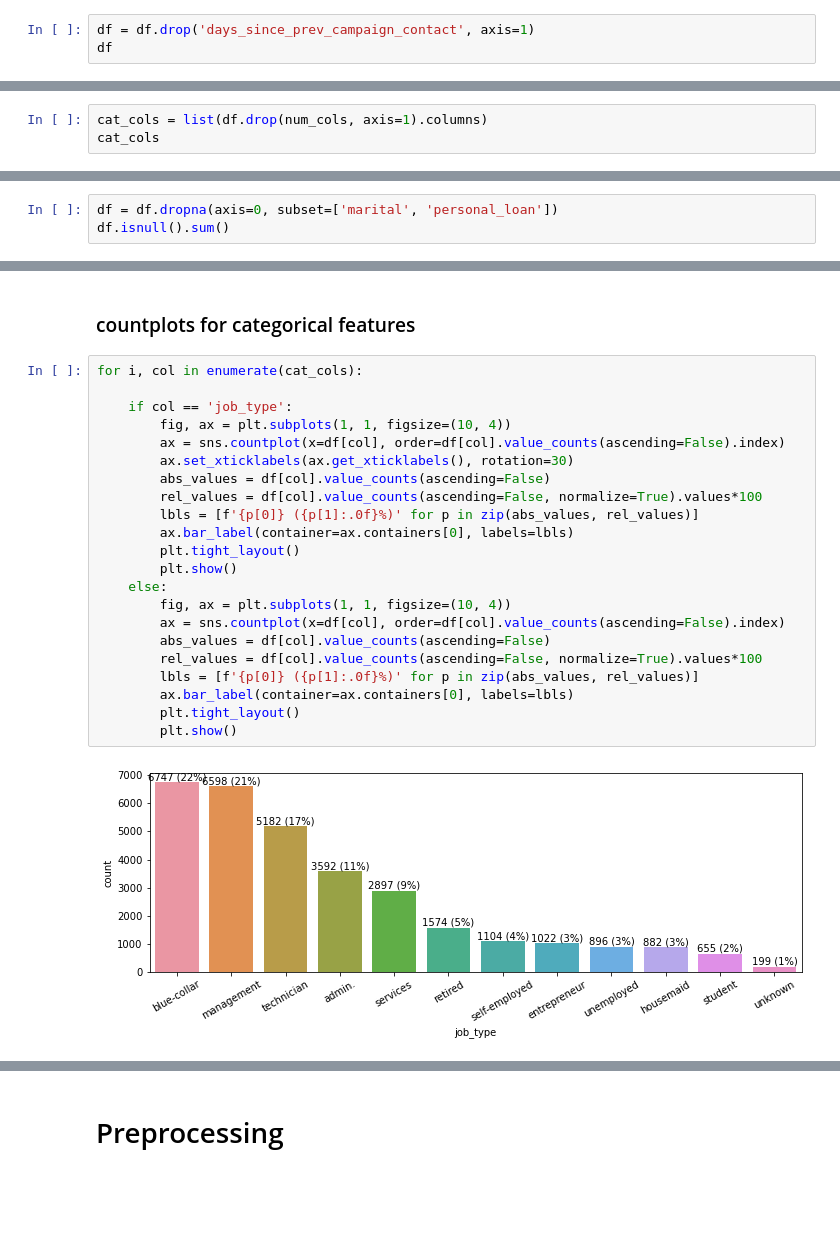
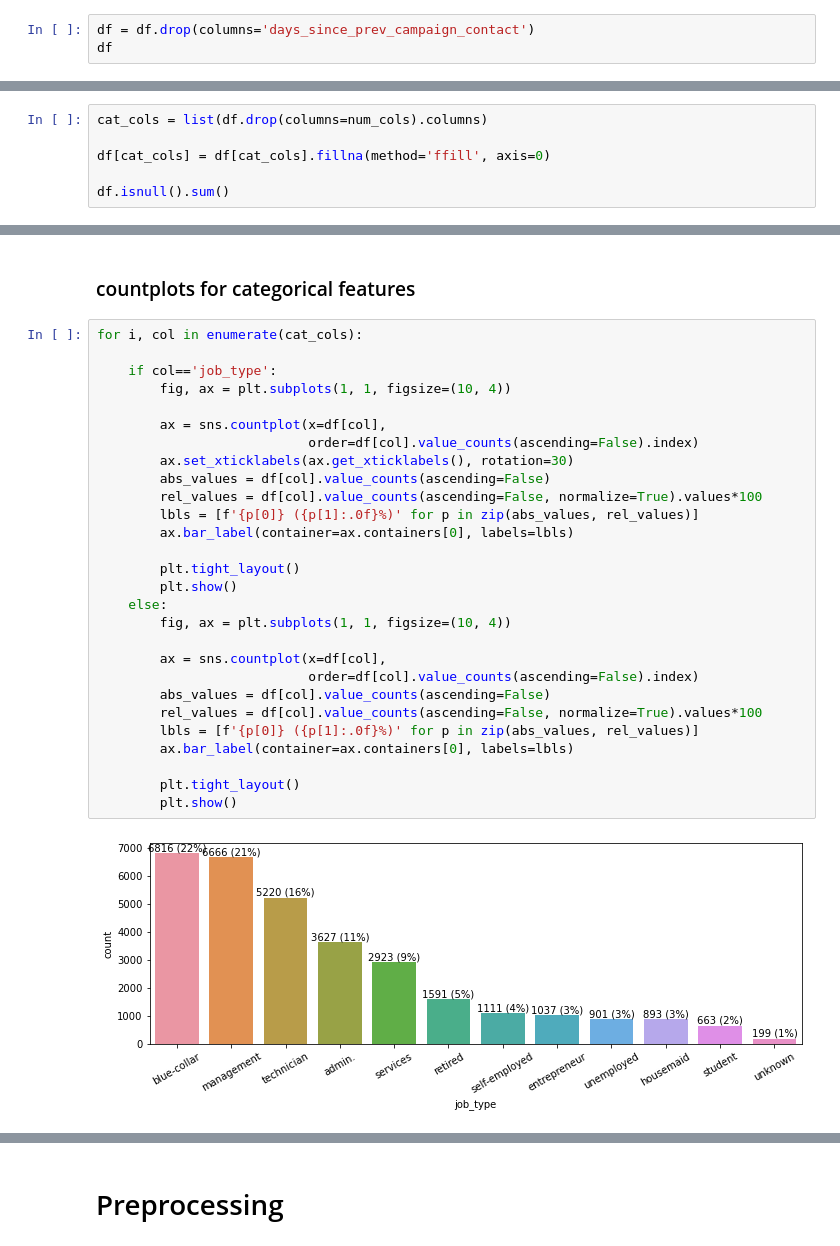
Before and after one commit to rhmnnmhmd/Customer-Segmentation, a Jupyter notebook: customer_segmentation.ipynb, the cells around one changed output, grey strips where cells are left out. Drawn from its saved outputs; the diff is of its cells as text; blank space fills up the shorter version.

```diff
--- a/customer_segmentation.ipynb
+++ b/customer_segmentation.ipynb
@@ -160,7 +193,7 @@ memory usage: 4.1+ MB
 # %% [markdown]
 ## drop 'days_since_prev_campaign_contact' column due to too many NAs
 # %%
-df = df.drop('days_since_prev_campaign_contact', axis=1)
+df = df.drop(columns='days_since_prev_campaign_contact')
 df
 # %% [output]
 |  | customer_age | job_type | marital | education | default | balance | housing_loan | personal_loan | ... |
@@ -253,0 +289,6 @@ dtype: int64
+# %%
+cat_cols = list(df.drop(columns=num_cols).columns)
+
+df[cat_cols] = df[cat_cols].fillna(method='ffill', axis=0)
+
+df.isnull().sum()
@@ -266,3 +338,0 @@ plt.show()
-# %%
-cat_cols = list(df.drop(num_cols, axis=1).columns)
-cat_cols
@@ -298,3 +338,0 @@ dtype: int64
-# %%
-df = df.dropna(axis=0, subset=['marital', 'personal_loan'])
-df.isnull().sum()
@@ -321,27 +341,33 @@ dtype: int64
 # %%
 for i, col in enumerate(cat_cols):
 
-    if col == 'job_type':
+    if col=='job_type':
         fig, ax = plt.subplots(1, 1, figsize=(10, 4))
-        ax = sns.countplot(x=df[col], order=df[col].value_counts(ascending=False).index)
+
+        ax = sns.countplot(x=df[col],
+                           order=df[col].value_counts(ascending=False).index)
         ax.set_xticklabels(ax.get_xticklabels(), rotation=30)
         abs_values = df[col].value_counts(ascending=False)
         rel_values = df[col].value_counts(ascending=False, normalize=True).values*100
         lbls = [f'{p[0]} ({p[1]:.0f}%)' for p in zip(abs_values, rel_values)]
         ax.bar_label(container=ax.containers[0], labels=lbls)
+
         plt.tight_layout()
         plt.show()
     else:
         fig, ax = plt.subplots(1, 1, figsize=(10, 4))
-        ax = sns.countplot(x=df[col], order=df[col].value_counts(ascending=False).index)
+
+        ax = sns.countplot(x=df[col],
+                           order=df[col].value_counts(ascending=False).index)
         abs_values = df[col].value_counts(ascending=False)
         rel_values = df[col].value_counts(ascending=False, normalize=True).values*100
         lbls = [f'{p[0]} ({p[1]:.0f}%)' for p in zip(abs_values, rel_values)]
         ax.bar_label(container=ax.containers[0], labels=lbls)
+
         plt.tight_layout()
         plt.show()
 # %% [output]
-[figure, old version]
+[figure, new version]
 [figure]
 [figure]
 [figure]
```
Also changed, not shown: parts of 51 cells of this notebook, 19 other files.
